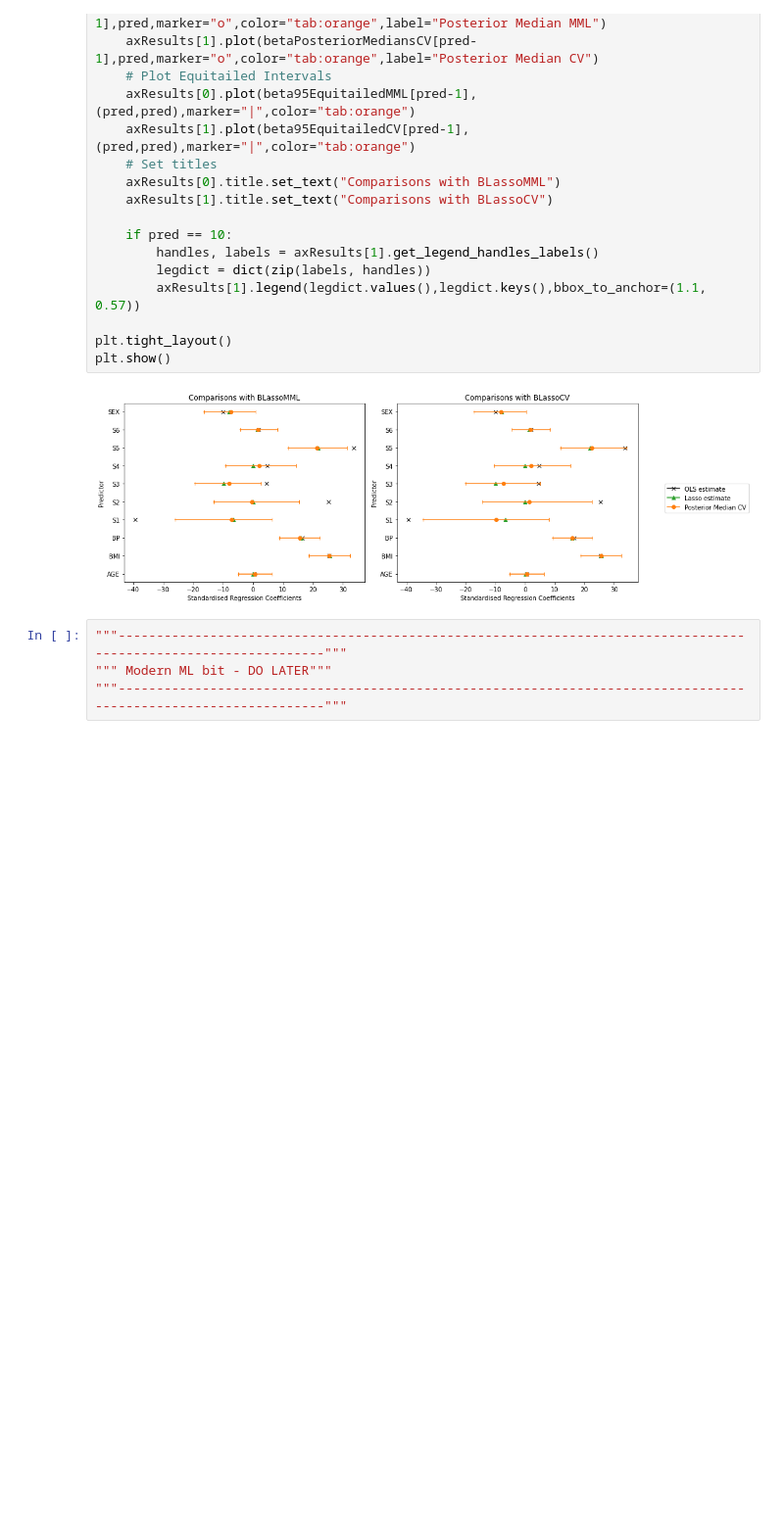
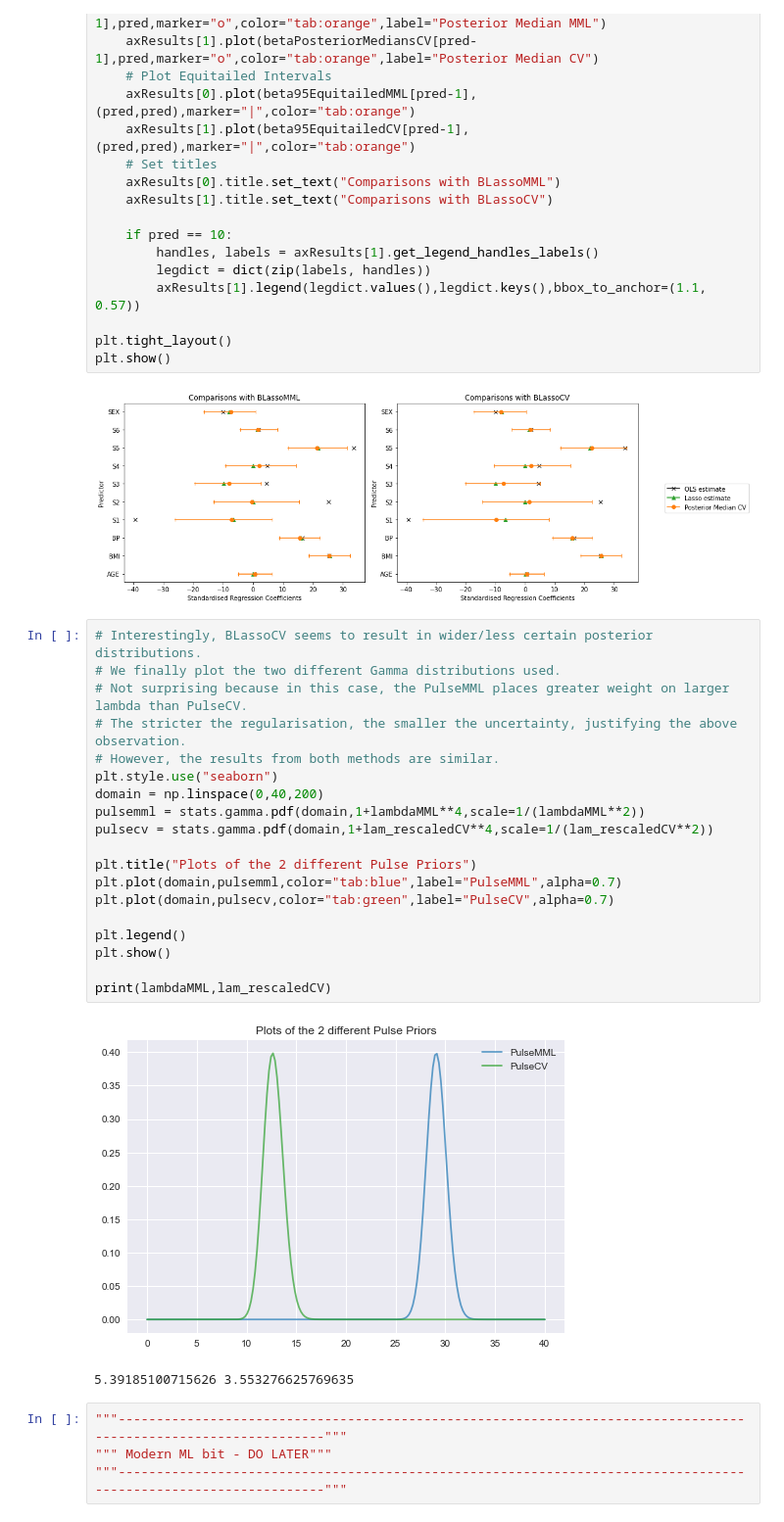
Before and after one commit to rushilg99/BayesianLasso, a Jupyter notebook: EfronDatasetAnalysis.ipynb, the cells around one changed output. Shown at 98% size. Drawn from its saved outputs; the diff is of its cells as text; blank space fills up the shorter version.

Commit message:
Plotted both BLasso priors and justified differences in credible interval lengths

```diff
--- a/EfronDatasetAnalysis.ipynb
+++ b/EfronDatasetAnalysis.ipynb
@@ -490,6 +490,28 @@ plt.tight_layout()
 plt.show()
 # %% [output]
 [figure]
+# %%
+# Interestingly, BLassoCV seems to result in wider/less certain posterior distributions.
+# We finally plot the two different Gamma distributions used.
+# Not surprising because in this case, the PulseMML places greater weight on larger lambda than PulseCV.
+# The stricter the regularisation, the smaller the uncertainty, justifying the above observation.
+# However, the results from both methods are similar.
+plt.style.use("seaborn")
+domain = np.linspace(0,40,200)
+pulsemml = stats.gamma.pdf(domain,1+lambdaMML**4,scale=1/(lambdaMML**2))
+pulsecv = stats.gamma.pdf(domain,1+lam_rescaledCV**4,scale=1/(lam_rescaledCV**2))
+
+plt.title("Plots of the 2 different Pulse Priors")
+plt.plot(domain,pulsemml,color="tab:blue",label="PulseMML",alpha=0.7)
+plt.plot(domain,pulsecv,color="tab:green",label="PulseCV",alpha=0.7)
+
+plt.legend()
+plt.show()
+
+print(lambdaMML,lam_rescaledCV)
+# %% [output]
+[figure, added]
+5.39185100715626 3.553276625769635
 # %%
 """----------------------------------------------------------------------------------------------------------------"""
 """ Modern ML bit - DO LATER"""
```
